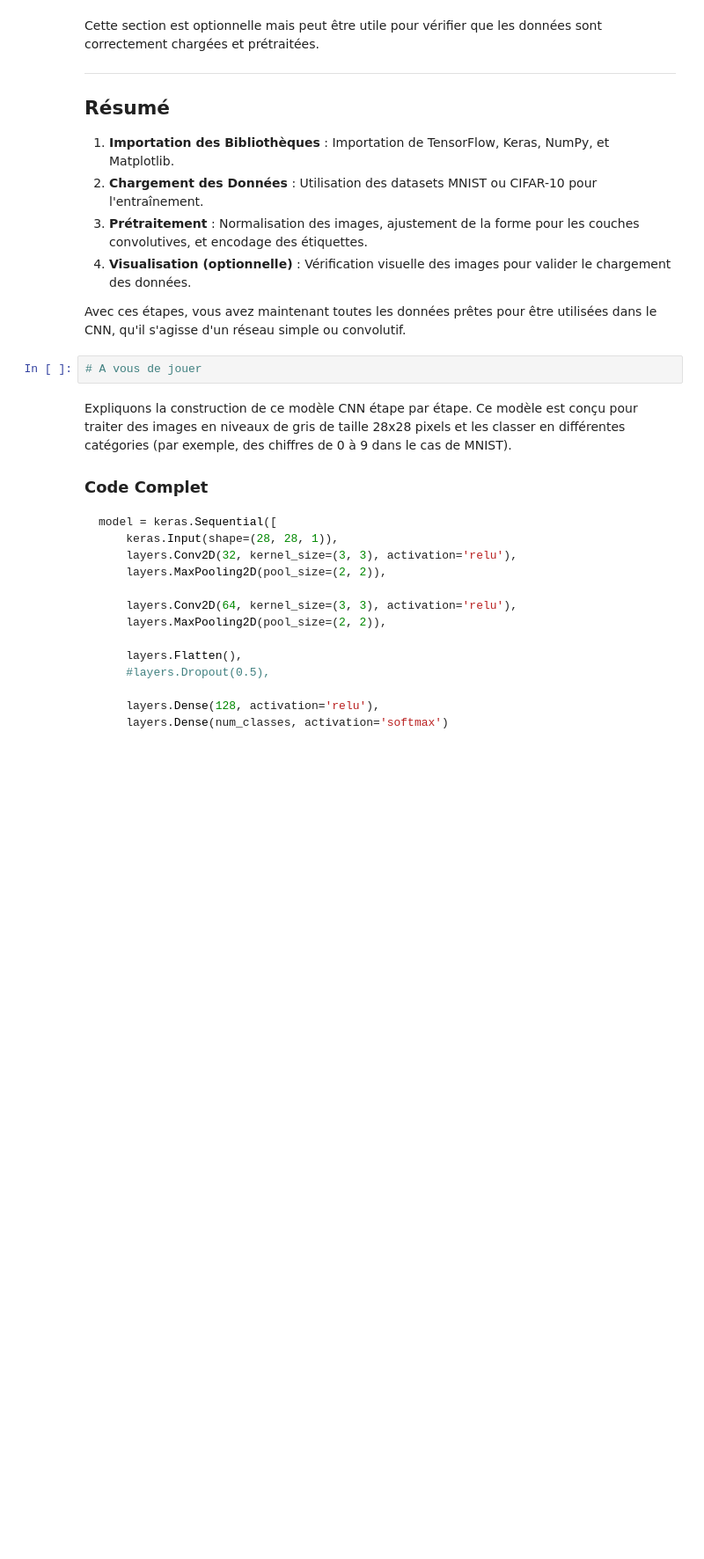
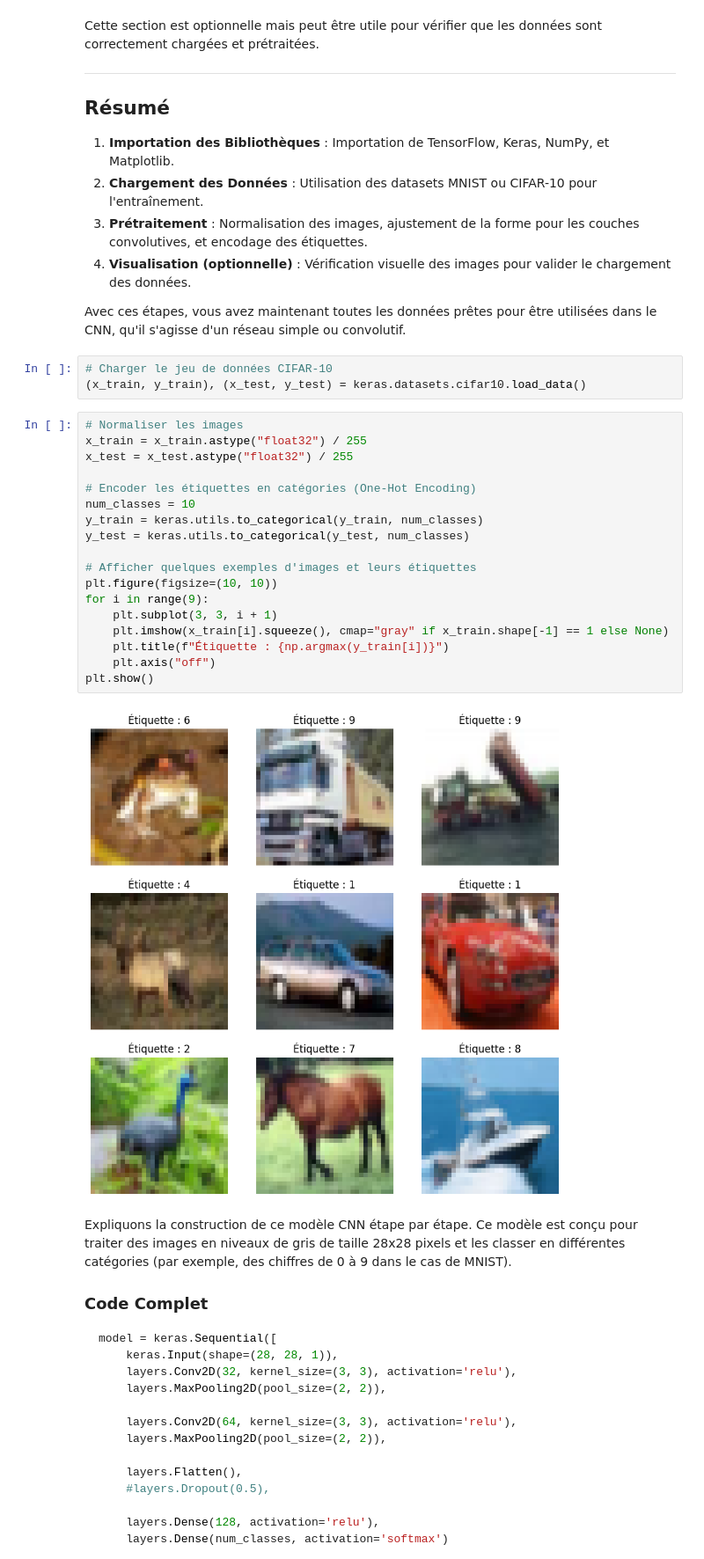
Before and after one commit to TonyVallad/Simplon, a Jupyter notebook: Notebooks/TensorFlow/A_04_04_Intro_CNN_TF.ipynb, the cells around one changed output. Shown at 88% size. Drawn from its saved outputs; the diff is of its cells as text; blank space fills up the shorter version.

```diff
--- a/Notebooks/TensorFlow/A_04_04_Intro_CNN_TF.ipynb
+++ b/Notebooks/TensorFlow/A_04_04_Intro_CNN_TF.ipynb
@@ -182,7 +191,28 @@ Cette section est optionnelle mais peut être utile pour vérifier que les donn
 
 Avec ces étapes, vous avez maintenant toutes les données prêtes pour être utilisées dans le CNN, qu'il s'agisse d'un réseau simple ou convolutif.
 # %%
-# A vous de jouer
+# Charger le jeu de données CIFAR-10
+(x_train, y_train), (x_test, y_test) = keras.datasets.cifar10.load_data()
+# %%
+# Normaliser les images
+x_train = x_train.astype("float32") / 255
+x_test = x_test.astype("float32") / 255
+
+# Encoder les étiquettes en catégories (One-Hot Encoding)
+num_classes = 10
+y_train = keras.utils.to_categorical(y_train, num_classes)
+y_test = keras.utils.to_categorical(y_test, num_classes)
+
+# Afficher quelques exemples d'images et leurs étiquettes
+plt.figure(figsize=(10, 10))
+for i in range(9):
+    plt.subplot(3, 3, i + 1)
+    plt.imshow(x_train[i].squeeze(), cmap="gray" if x_train.shape[-1] == 1 else None)
+    plt.title(f"Étiquette : {np.argmax(y_train[i])}")
+    plt.axis("off")
+plt.show()
+# %% [output]
+[figure, added]
 # %% [markdown]
 Expliquons la construction de ce modèle CNN étape par étape. Ce modèle est conçu pour traiter des images en niveaux de gris de taille 28x28 pixels et les classer en différentes catégories (par exemple, des chiffres de 0 à 9 dans le cas de MNIST).
 
```
Also changed, not shown: parts of 6 cells of this notebook.
